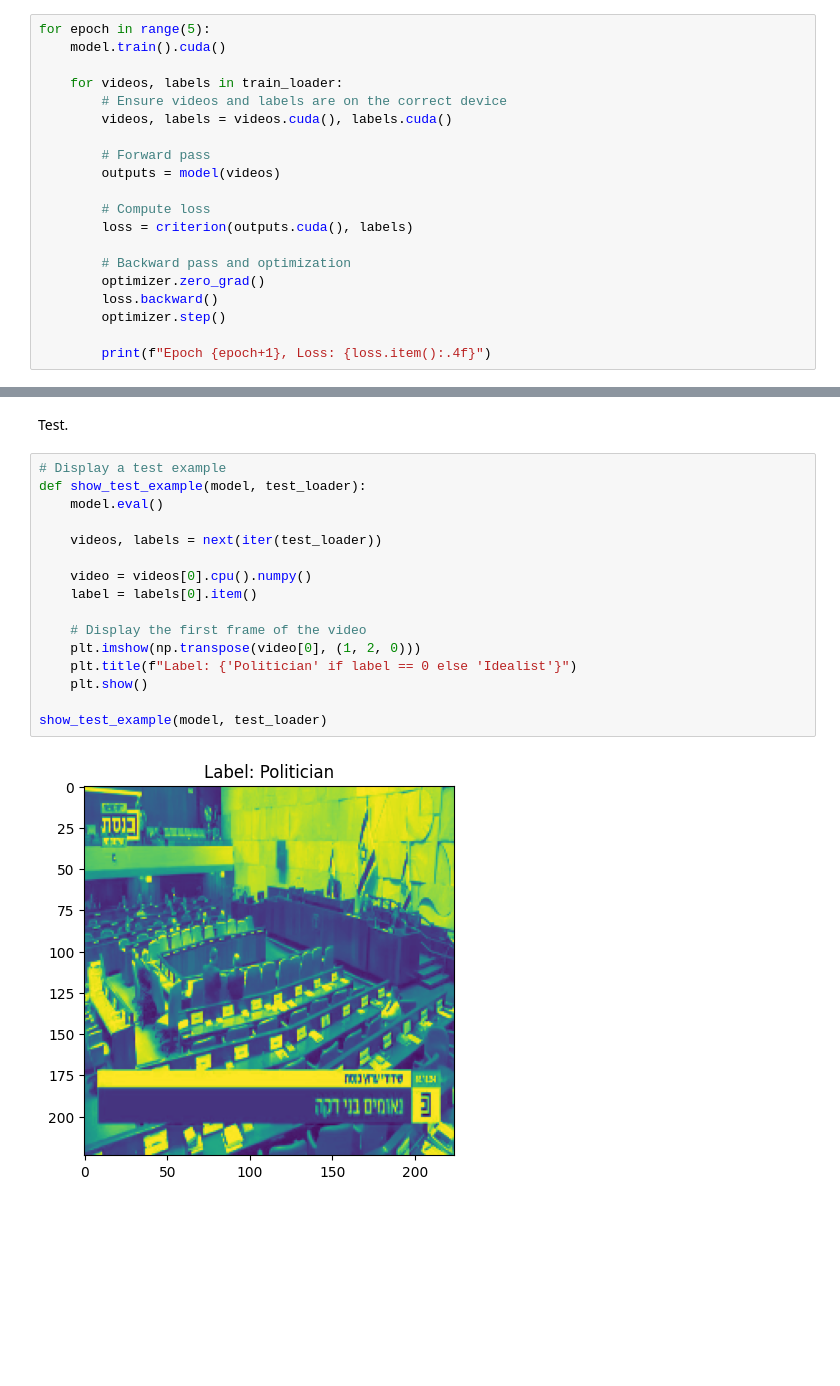
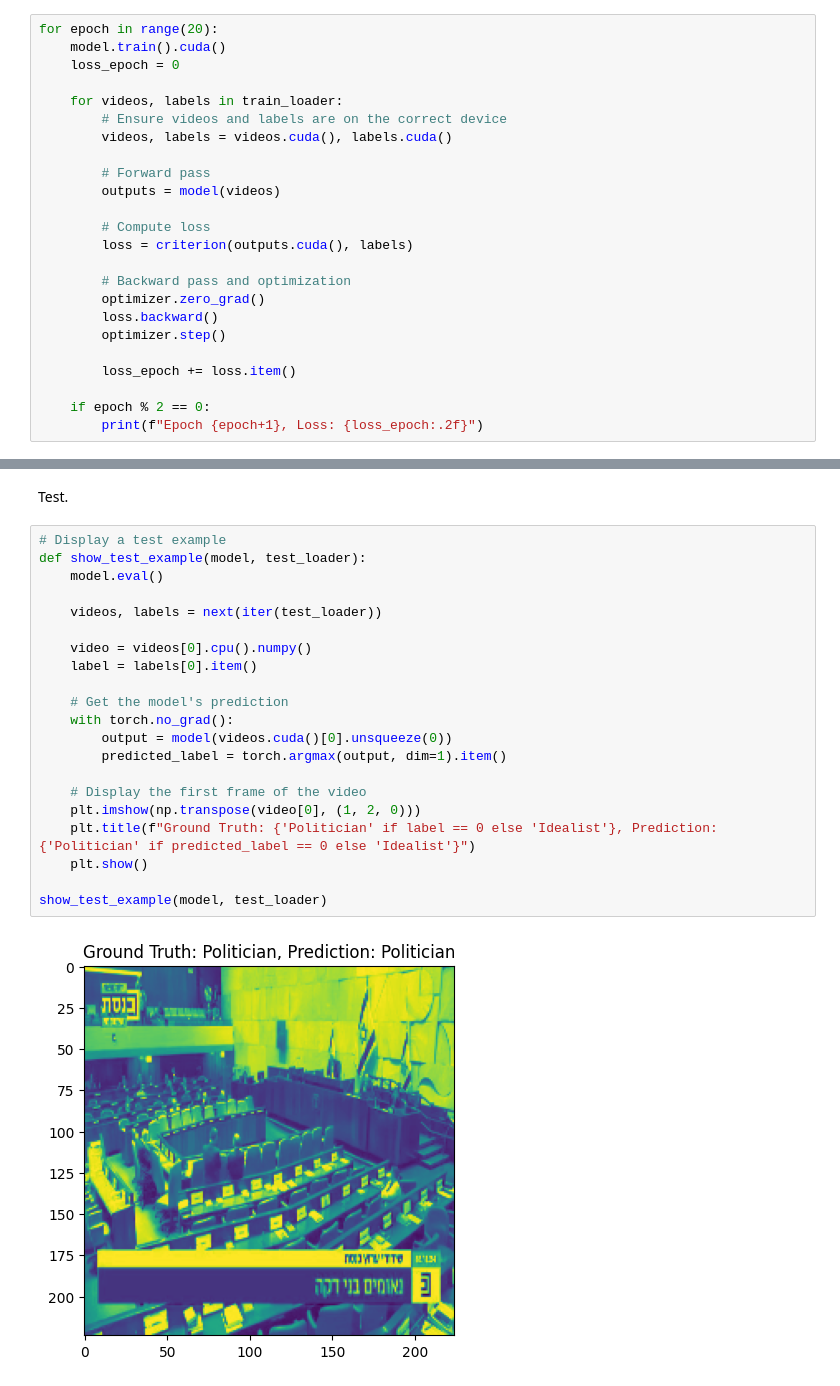
Before and after one commit to nitsansoffair/IK, a Jupyter notebook: IK.ipynb, the cells around one changed output, grey strips where cells are left out. Cells and saved outputs as stored; diff of their text form; blank space fills up the shorter version.

```diff
--- a/IK.ipynb
+++ b/IK.ipynb
@@ -149,8 +149,9 @@ optimizer = optim.Adam(model.parameters(), lr=0.001)
 # %% [markdown]
 Train.
 # %%
-for epoch in range(5):
+for epoch in range(20):
     model.train().cuda()
+    loss_epoch = 0
 
     for videos, labels in train_loader:
         # Ensure videos and labels are on the correct device
@@ -167,5 +168,8 @@ for epoch in range(5):
         loss.backward()
         optimizer.step()
 
-        print(f"Epoch {epoch+1}, Loss: {loss.item():.4f}")
+        loss_epoch += loss.item()
+
+    if epoch % 2 == 0:
+        print(f"Epoch {epoch+1}, Loss: {loss_epoch:.2f}")
 # %% [output]
@@ -218,18 +215,23 @@ Test.
 # %%
 # Display a test example
 def show_test_example(model, test_loader):
     model.eval()
 
     videos, labels = next(iter(test_loader))
 
     video = videos[0].cpu().numpy()
     label = labels[0].item()
 
+    # Get the model's prediction
+    with torch.no_grad():
+        output = model(videos.cuda()[0].unsqueeze(0))
+        predicted_label = torch.argmax(output, dim=1).item()
+
     # Display the first frame of the video
     plt.imshow(np.transpose(video[0], (1, 2, 0)))
-    plt.title(f"Label: {'Politician' if label == 0 else 'Idealist'}")
+    plt.title(f"Ground Truth: {'Politician' if label == 0 else 'Idealist'}, Prediction: {'Politician' if predicted_label == 0 else 'Idealist'}")
     plt.show()
 
 show_test_example(model, test_loader)
 # %% [output]
-[figure, old version]
+[figure, new version]
```
Also changed, not shown: parts of 2 cells of this notebook.
